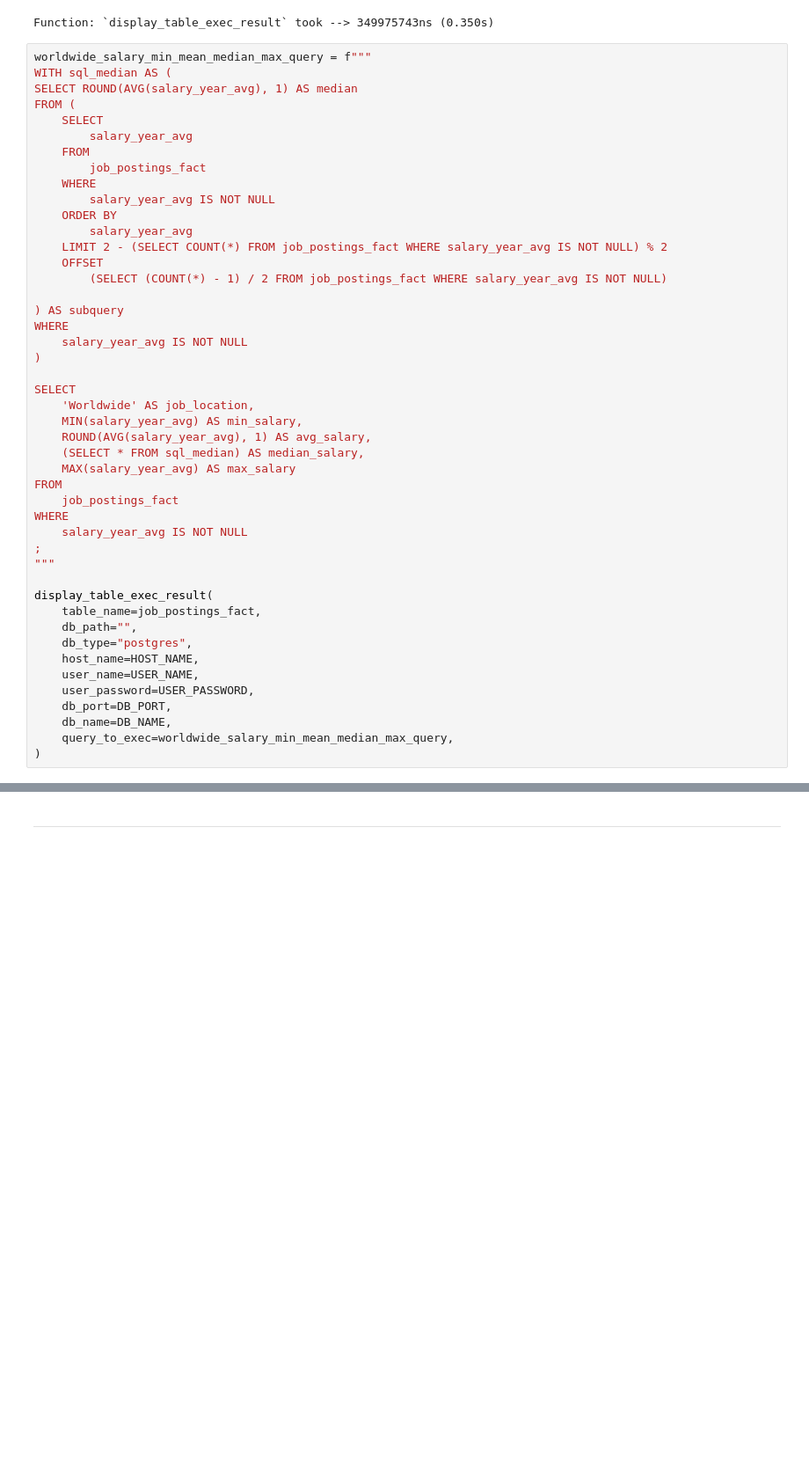
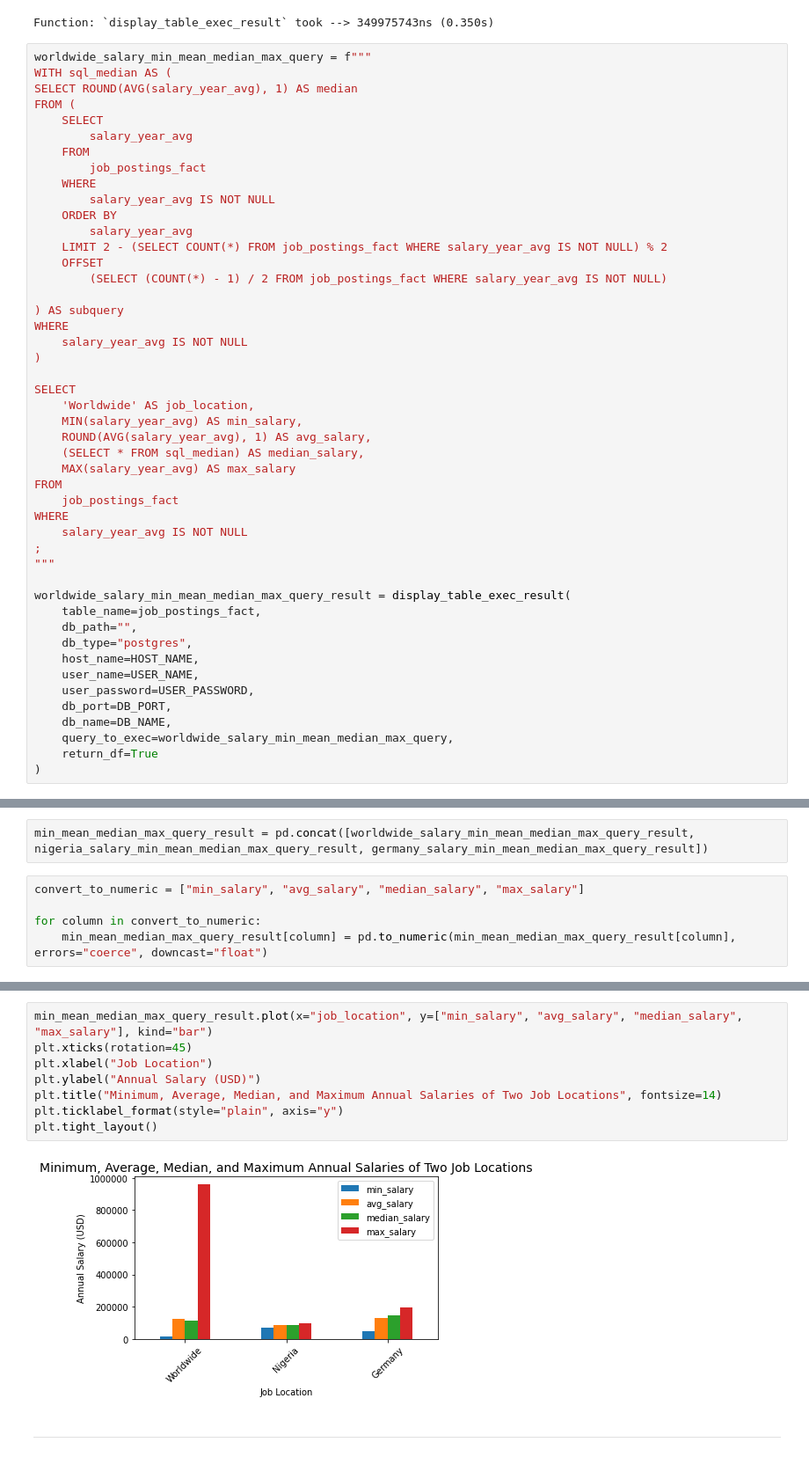
Before and after one commit to tunprimus/data-jobs-analysis, a Jupyter notebook: data-jobs-analysis.ipynb, the cells around one changed output, grey strips where cells are left out. Shown at 88% size. Drawn from its saved outputs; the diff is of its cells as text; blank space fills up the shorter version.

```diff
--- a/data-jobs-analysis.ipynb
+++ b/data-jobs-analysis.ipynb
@@ -2553,7 +2576,7 @@ WHERE
 ;
 """
 
-display_table_exec_result(
+worldwide_salary_min_mean_median_max_query_result = display_table_exec_result(
     table_name=job_postings_fact,
     db_path="",
     db_type="postgres",
@@ -2563,6 +2586,7 @@ display_table_exec_result(
     db_port=DB_PORT,
     db_name=DB_NAME,
     query_to_exec=worldwide_salary_min_mean_median_max_query,
+    return_df=True
 )
 # %% [output]
 |  | job_location | min_salary | avg_salary | median_salary | max_salary |
@@ -2570,0 +2701,7 @@ Function: `display_table_exec_result` took --> 622596973ns (0.623s)
+# %%
+min_mean_median_max_query_result = pd.concat([worldwide_salary_min_mean_median_max_query_result, nigeria_salary_min_mean_median_max_query_result, germany_salary_min_mean_median_max_query_result])
+# %%
+convert_to_numeric = ["min_salary", "avg_salary", "median_salary", "max_salary"]
+
+for column in convert_to_numeric:
+    min_mean_median_max_query_result[column] = pd.to_numeric(min_mean_median_max_query_result[column], errors="coerce", downcast="float")
@@ -2571,2 +2730,12 @@ Function: `display_table_exec_result` took --> 622596973ns (0.623s)
+# %%
+min_mean_median_max_query_result.plot(x="job_location", y=["min_salary", "avg_salary", "median_salary", "max_salary"], kind="bar")
+plt.xticks(rotation=45)
+plt.xlabel("Job Location")
+plt.ylabel("Annual Salary (USD)")
+plt.title("Minimum, Average, Median, and Maximum Annual Salaries of Two Job Locations", fontsize=14)
+plt.ticklabel_format(style="plain", axis="y")
+plt.tight_layout()
+# %% [output]
+[figure, added]
 # %% [markdown]
 ---
```
Also changed, not shown: parts of 14 cells of this notebook, 2 other files.
